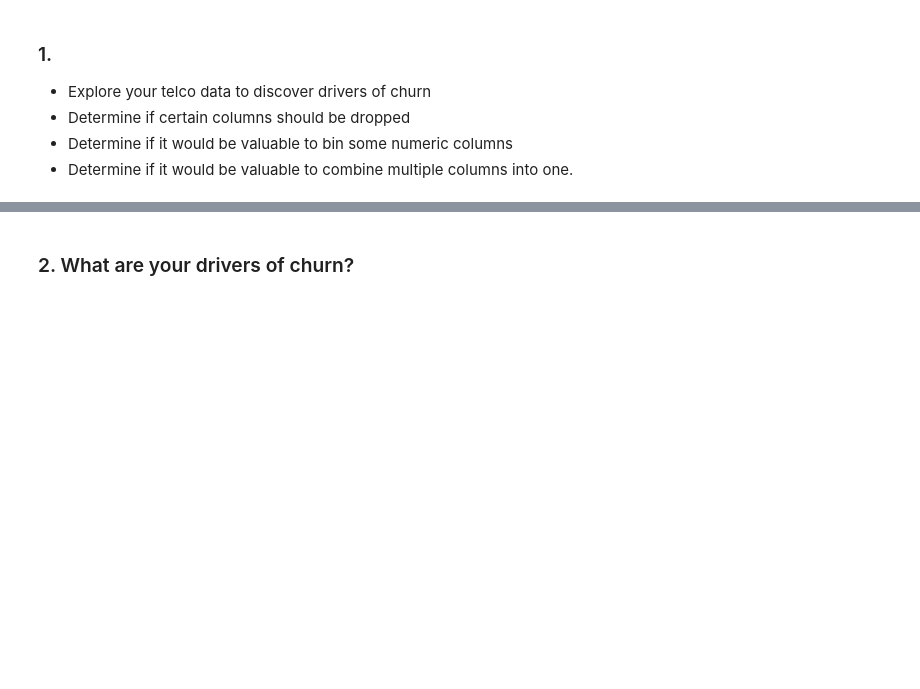
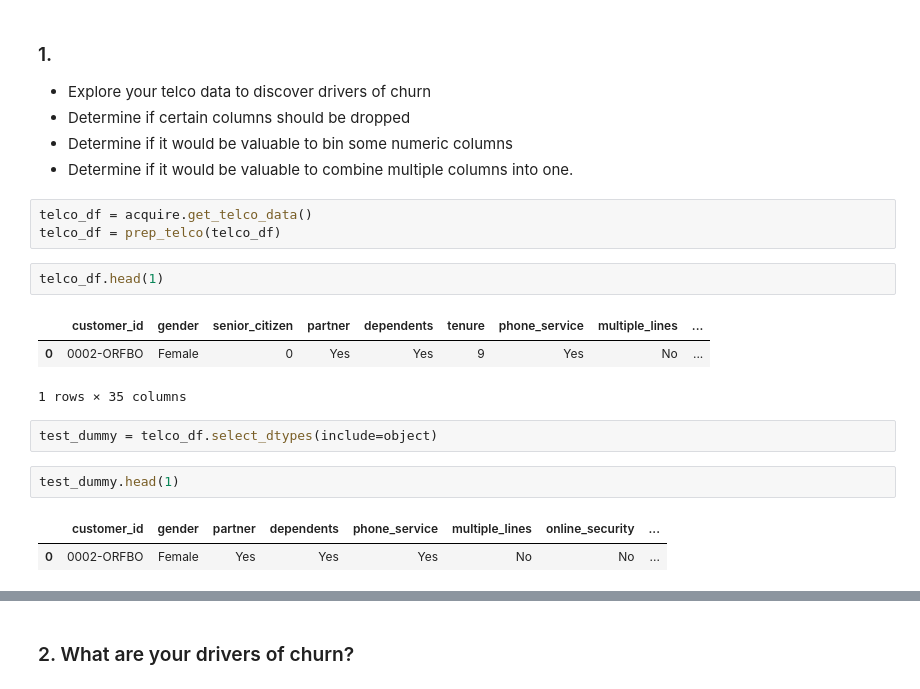
Before and after one commit to manuelparra1/classification-exercises, a Jupyter notebook: classification_exercises.ipynb, the cells around one changed output, grey strips where cells are left out. Saved outputs shown, nothing was run; the diff lists cells and outputs as text; blank space fills up the shorter version.

```diff
--- a/classification_exercises.ipynb
+++ b/classification_exercises.ipynb
@@ -1083,3 +1102,19 @@ plt.show()
 - Determine if certain columns should be dropped
 - Determine if it would be valuable to bin some numeric columns
 - Determine if it would be valuable to combine multiple columns into one.
+# %%
+telco_df = acquire.get_telco_data()
+telco_df = prep_telco(telco_df)
+# %%
+telco_df.head(1)
+# %% [output]
+|  | customer_id | gender | senior_citizen | partner | dependents | tenure | phone_service | multiple_lines | ... |
+| 0 | 0002-ORFBO | Female | 0 | Yes | Yes | 9 | Yes | No | ... |
+1 rows × 35 columns
+# %%
+test_dummy = telco_df.select_dtypes(include=object)
+# %%
+test_dummy.head(1)
+# %% [output]
+|  | customer_id | gender | partner | dependents | phone_service | multiple_lines | online_security | ... |
+| 0 | 0002-ORFBO | Female | Yes | Yes | Yes | No | No | ... |
```
Also changed, not shown: parts of 31 cells of this notebook.
